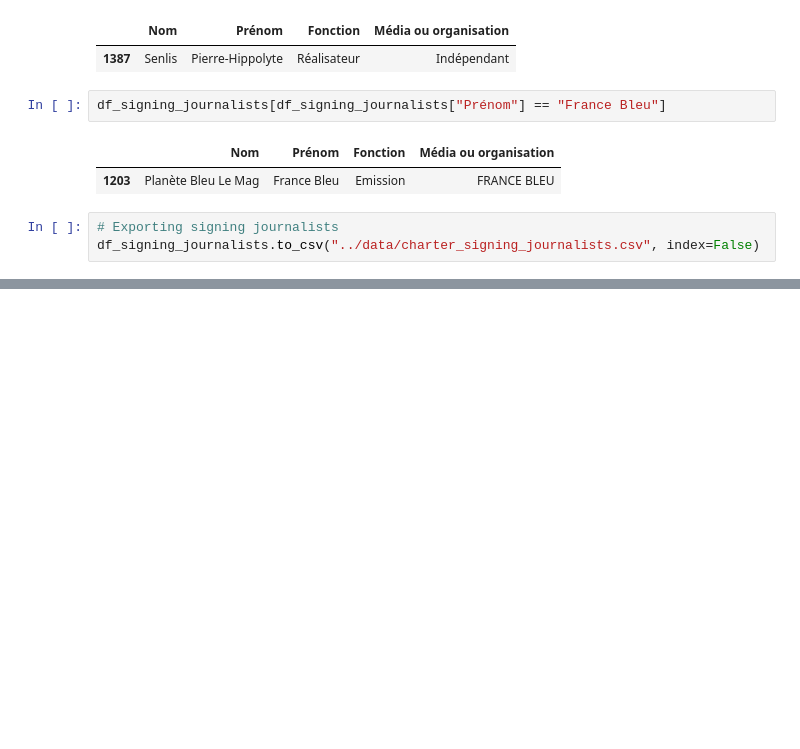
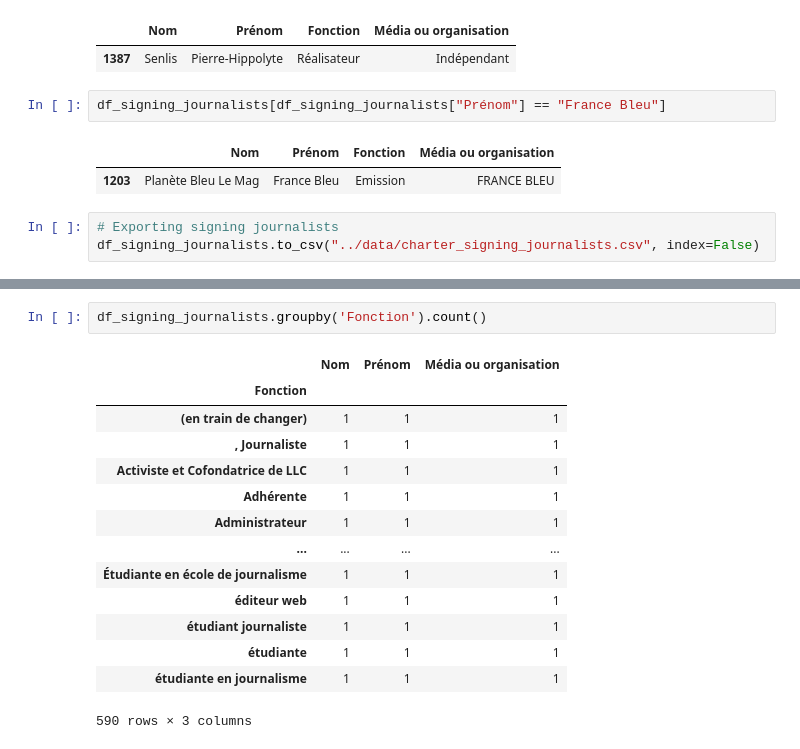
Before and after one commit to dataforgoodfr/quotaclimat, a Jupyter notebook: notebooks/scrapping_signataires_charte_journalisme_ecologie.ipynb, the cells around one changed output, grey strips where cells are left out. Saved outputs shown, nothing was run; the diff lists cells and outputs as text; blank space fills up the shorter version.

```diff
--- a/notebooks/scrapping_signataires_charte_journalisme_ecologie.ipynb
+++ b/notebooks/scrapping_signataires_charte_journalisme_ecologie.ipynb
@@ -116,0 +301,17 @@ df_signing_journalists.to_csv("../data/charter_signing_journalists.csv", index=F
+# %%
+df_signing_journalists.groupby('Fonction').count()
+# %% [output]
+|  | Nom | Prénom | Média ou organisation |
+| Fonction |  |  |  |
+| (en train de changer) | 1 | 1 | 1 |
+| , Journaliste | 1 | 1 | 1 |
+| Activiste et Cofondatrice de LLC | 1 | 1 | 1 |
+| Adhérente | 1 | 1 | 1 |
+| Administrateur | 1 | 1 | 1 |
+| ... | ... | ... | ... |
+| Étudiante en école de journalisme | 1 | 1 | 1 |
+| éditeur web | 1 | 1 | 1 |
+| étudiant journaliste | 1 | 1 | 1 |
+| étudiante | 1 | 1 | 1 |
+| étudiante en journalisme | 1 | 1 | 1 |
+590 rows × 3 columns
```
Also changed, not shown: parts of 14 cells of this notebook, 3 other files.
